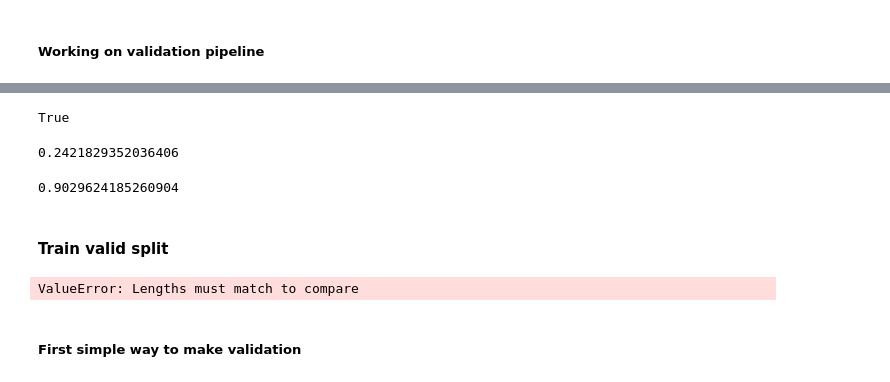
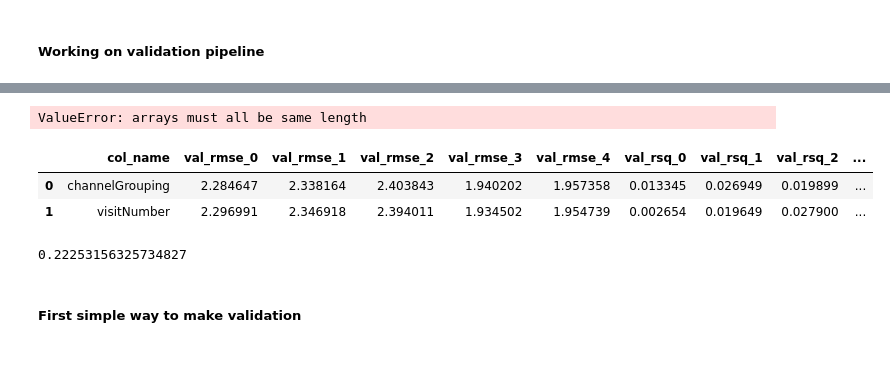
Before and after one commit to ademyanchuk/kaggle_google_revenue, a Jupyter notebook: notebooks/rf_fastai-baseline.ipynb, the cells around one changed output, grey strips where cells are left out. Drawn from its saved outputs; the diff is of its cells as text; code cells hidden in the pictures.

```diff
--- a/notebooks/rf_fastai-baseline.ipynb
+++ b/notebooks/rf_fastai-baseline.ipynb
@@ -396,8 +452,18 @@ test, _, _ = proc_df(test_df, skip_flds=['fullVisitorId'], max_n_cat=100, na_dic
-# %%
-all(df.columns == test.columns)
-# %% [output]
-True
+# %%
+stats_df = pd.DataFrame(stats_dict)
+os.makedirs('../log', exist_ok=True)
+stats_df.to_feather('../log/ohe_features_log')
+# %% [output]
+ValueError: arrays must all be same length
+# %%
+stats_df = pd.read_feather('../log/ohe_features_log')
+# %%
+stats_df
+# %% [output]
+|  | col_name | val_rmse_0 | val_rmse_1 | val_rmse_2 | val_rmse_3 | val_rmse_4 | val_rsq_0 | val_rsq_1 | val_rsq_2 | ... |
+| 0 | channelGrouping | 2.284647 | 2.338164 | 2.403843 | 1.940202 | 1.957358 | 0.013345 | 0.026949 | 0.019899 | ... |
+| 1 | visitNumber | 2.296991 | 2.346918 | 2.394011 | 1.934502 | 1.954739 | 0.002654 | 0.019649 | 0.027900 | ... |
 # %%
-y.mean()
+test_preds.mean()
 # %% [output]
-0.2421829352036406
+0.22253156325734827
@@ -406,15 +470,3 @@ y = np.log1p(y)
-# %%
-m = RandomForestRegressor(n_jobs=-1, n_estimators=100)
-m.fit(df, y)
-m.score(df,y)
-# %% [output]
-0.9029624185260904
-# %% [markdown]
-#### Train valid split
-# %%
-all(full_train.index == df.index)
-# %% [output]
-ValueError: Lengths must match to compare
 # %% [markdown]
 ##### First simple way to make validation
 # %%
```
Also changed, not shown: parts of 14 cells of this notebook.
